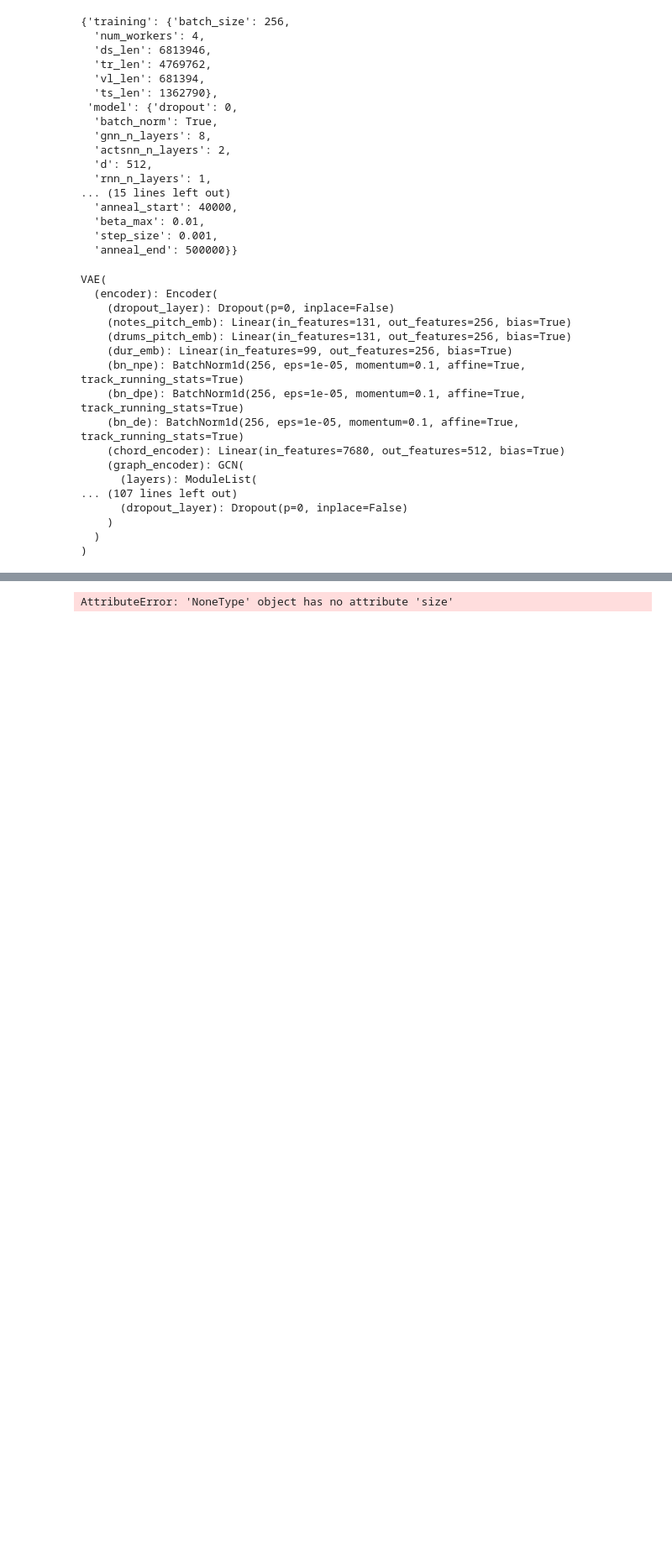
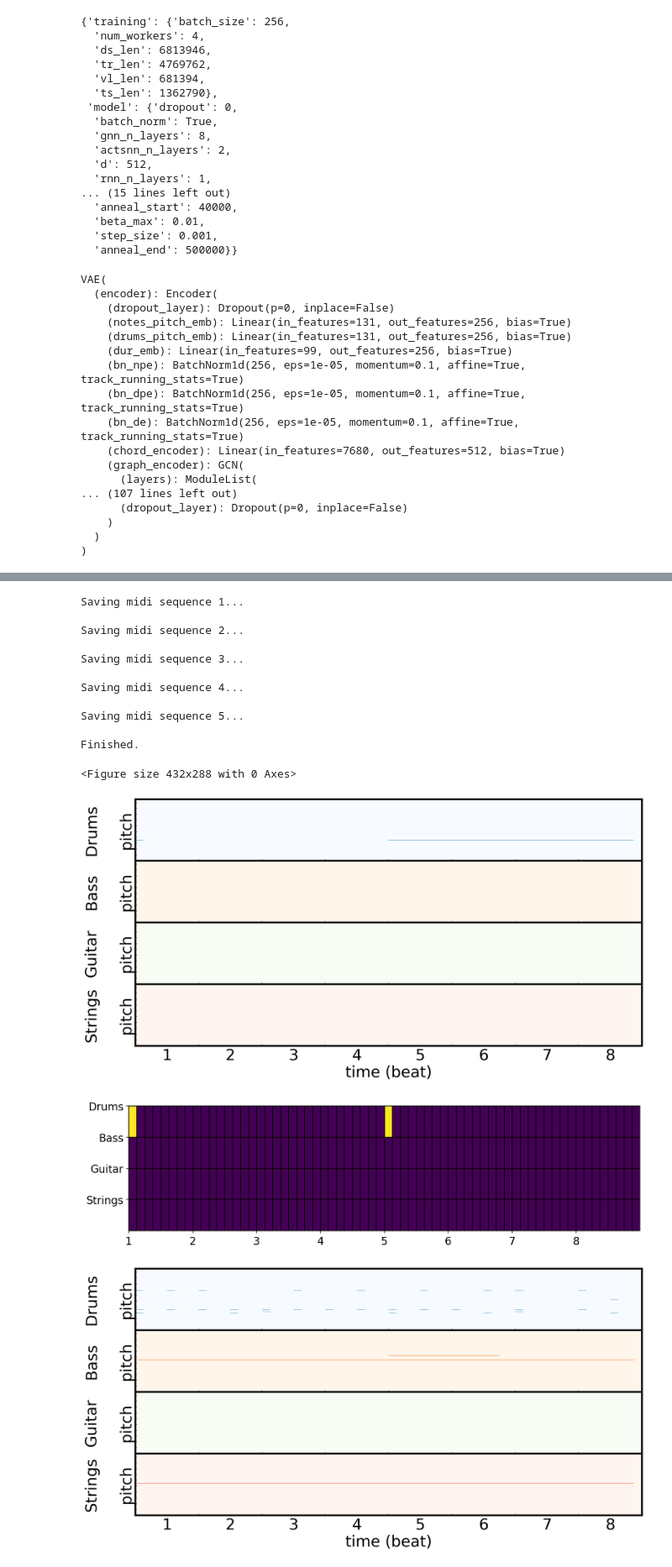
Before and after one commit to EmanueleCosenza/polyphemus, a Jupyter notebook: generation2.ipynb, the cells around one changed output, grey strips where cells are left out. Shown at 84% size. Saved outputs shown, nothing was run; the diff lists cells and outputs as text; code cells hidden in the pictures; blank space fills up the shorter version.

Commit message:
Fix plot formatting problems

```diff
--- a/generation2.ipynb
+++ b/generation2.ipynb
@@ -106,11 +106,13 @@ def generate_music(vae, z, s_cond=None, s_tensor_cond=None):
 import matplotlib as mpl
 
 
-def save(mtp, dir, s_tensor=None, track_data=None):
+def save(mtp, dir, s_tensor=None, track_data=None, loop=0):
 
-    extend = True
     track_data = ([('Drums', -1), ('Bass', 34), ('Guitar', 1), ('Strings', 83)]
                   if track_data == None else track_data)
+
+    # Clear matplotlib cache (this avoids formatting problems with first plot)
+    plt.clf()
 
     # Iterate over the generated n-bar sequences
     for i in range(mtp.size(0)):
@@ -144,10 +146,10 @@ def save(mtp, dir, s_tensor=None, track_data=None):
                 plot_struct(s_curr.cpu(), name='structure',
                             save_dir=save_dir, figsize=(12, 3))
 
-        if extend:
+        if loop > 0:
             # Generate extended sequence
             print("Saving extended (looped) midi sequence " + str(i+1) + "...")
-            extended = mtp[i].repeat(1, 4, 1, 1)
+            extended = mtp[i].repeat(1, loop+1, 1, 1)
             extended = muspy_from_dense_torch(extended, track_data,
                                               params['model']['resolution'])
             midi_from_muspy(extended, save_dir, name='extended')
@@ -168,30 +190,44 @@ def generate_z(bs, d_model):
 # %%
 structure = False
 
 n_sequences = 5
 d_model = params['model']['d']
-n_bars = 2
-n_tracks = 4
-n_timesteps = 32
+n_bars = params['model']['n_bars']
+n_tracks = params['model']['n_tracks']
+n_timesteps = 4*params['model']['resolution']
 dir = 'tmpmusic/'
 
 bs = n_sequences
 track_data = [('Drums', -1), ('Bass', 34), ('Guitar', 1), ('Strings', 83)]
 
 s, s_tensor = None, None
 if structure:
     # Build test structure tensor
     s_tensor = torch.zeros(n_bars, n_tracks, n_timesteps)
     s_tensor[:, 0, ::8] = 1 # Drums
     s_tensor[:, 1, ::4] = 1 # Bass
     s_tensor[:, 2, ::6] = 1 # Guitar
     s_tensor[:, 3, ::6] = 1 # Piano
     s_tensor = s_tensor.bool()
     s_tensor = s_tensor.unsqueeze(0).repeat(bs, 1, 1, 1)
     s = vae.decoder._structure_from_binary(s_tensor)
 
 z = generate_z(bs, d_model)
 mtp, s_tensor = generate_music(vae, z, s, s_tensor)
 save(mtp, dir, s_tensor, track_data)
 # %% [output]
-AttributeError: 'NoneType' object has no attribute 'size'
+Saving midi sequence 1...
+
+Saving midi sequence 2...
+
+Saving midi sequence 3...
+
+Saving midi sequence 4...
+
+Saving midi sequence 5...
+
+Finished.
+<Figure size 432x288 with 0 Axes>
+[figure, added]
+[figure, added]
+[figure, added]
```
Also changed, not shown: parts of 2 cells of this notebook.
